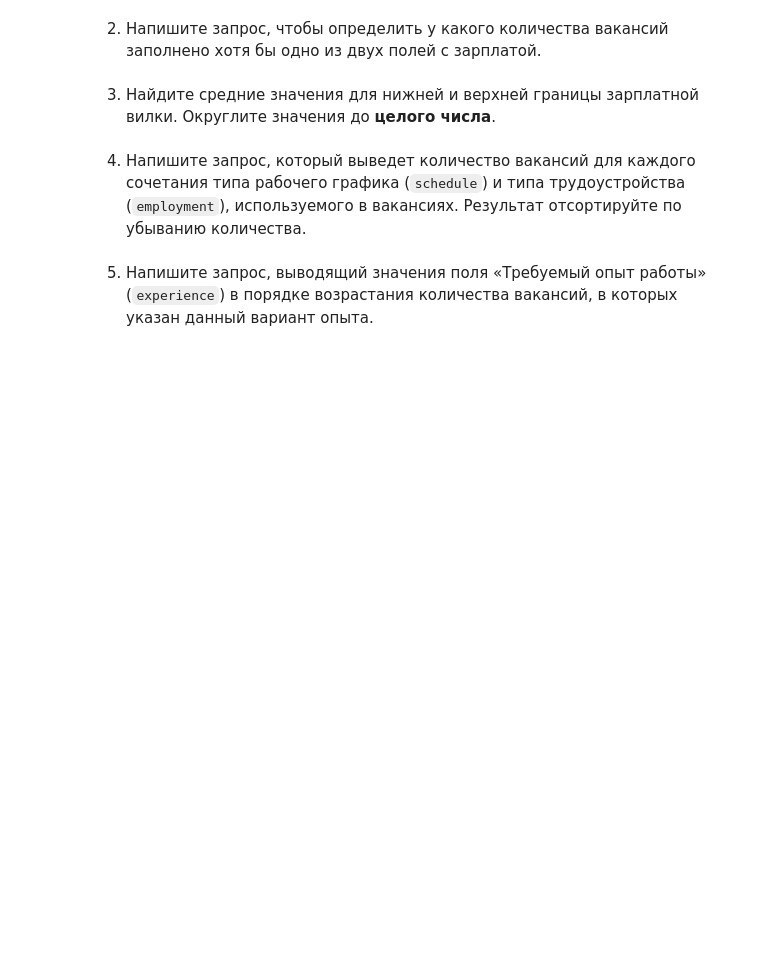
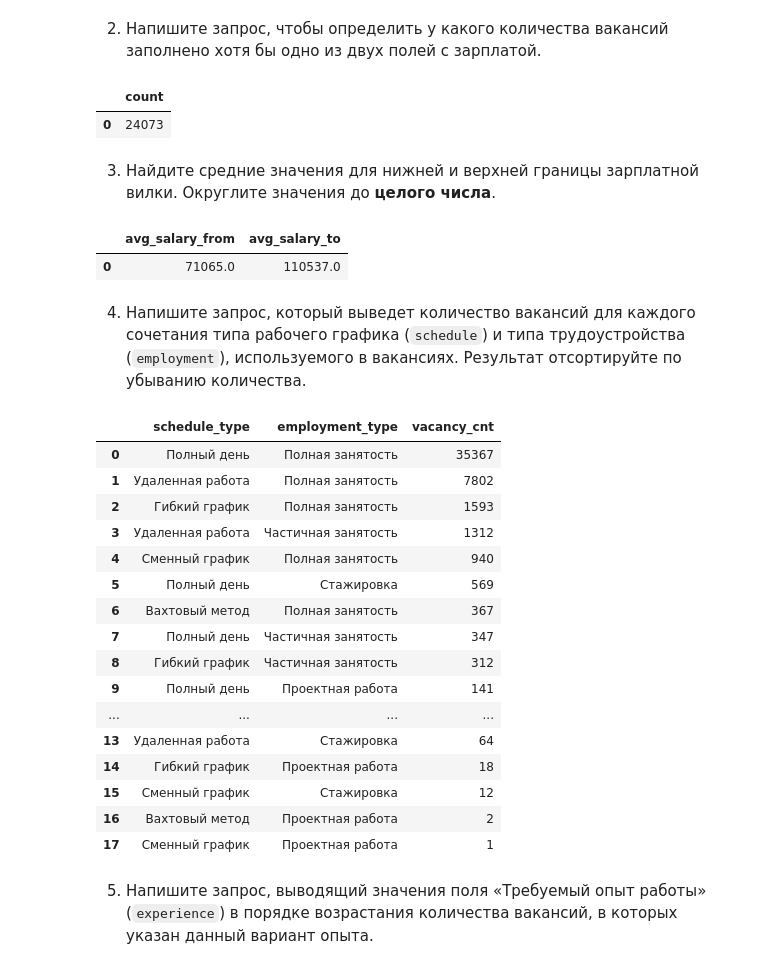
Before and after one commit to k0rsair/sql_skill_factory, a Jupyter notebook: Project_SQL_Ноутбук_шаблон.ipynb, the cells around one changed output. Cells and saved outputs as stored; diff of their text form; code cells hidden in the pictures; blank space fills up the shorter version.

```diff
--- a/Project_SQL_Ноутбук_шаблон.ipynb
+++ b/Project_SQL_Ноутбук_шаблон.ipynb
@@ -5,6 +5,12 @@
 # %%
 import pandas as pd
 import psycopg2
+# %%
+DBNAME = 'project_sql'
+USER = 'skillfactory'
+PASSWORD = 'cCkxxLVrDE8EbvjueeMedPKt'
+HOST = '84.201.134.129'
+PORT = 5432
 # %%
 connection = psycopg2.connect(
     dbname=DBNAME,
@@ -74,5 +128,9 @@ query_3_1 = f'''
 # %%
 # результат запроса
+get(query_4_2)
+# %% [output]
+|  | count |
+| 0 | 24073 |
 # %% [markdown]
 3. Найдите средние значения для нижней и верхней границы зарплатной вилки. Округлите значения до **целого числа**.
 # %%
@@ -80,11 +149,42 @@ query_3_1 = f'''
 # %%
 # результат запроса
+get(query_4_3)
+# %% [output]
+|  | avg_salary_from | avg_salary_to |
+| 0 | 71065.0 | 110537.0 |
 # %% [markdown]
 4. Напишите запрос, который выведет количество вакансий для каждого сочетания типа рабочего графика (`schedule`) и типа трудоустройства (`employment`), используемого в вакансиях. Результат отсортируйте по убыванию количества.
 # %%
 # текст запроса
+
+query_4_4 = f'''select schedule as schedule_type,
+            employment as employment_type,
+            count(distinct id) as vacancy_cnt
+            from vacancies
+            group by schedule_type, employment_type
+            order by vacancy_cnt desc, schedule_type, employment_type
+'''
 # %%
 # результат запроса
+get(query_4_4)
+# %% [output]
+|  | schedule_type | employment_type | vacancy_cnt |
+| 0 | Полный день | Полная занятость | 35367 |
+| 1 | Удаленная работа | Полная занятость | 7802 |
+| 2 | Гибкий график | Полная занятость | 1593 |
+| 3 | Удаленная работа | Частичная занятость | 1312 |
+| 4 | Сменный график | Полная занятость | 940 |
+| 5 | Полный день | Стажировка | 569 |
+| 6 | Вахтовый метод | Полная занятость | 367 |
+| 7 | Полный день | Частичная занятость | 347 |
+| 8 | Гибкий график | Частичная занятость | 312 |
+| 9 | Полный день | Проектная работа | 141 |
+| ... | ... | ... | ... |
+| 13 | Удаленная работа | Стажировка | 64 |
+| 14 | Гибкий график | Проектная работа | 18 |
+| 15 | Сменный график | Стажировка | 12 |
+| 16 | Вахтовый метод | Проектная работа | 2 |
+| 17 | Сменный график | Проектная работа | 1 |
 # %% [markdown]
 5. Напишите запрос, выводящий значения поля «Требуемый опыт работы» (`experience`) в порядке возрастания количества вакансий, в которых указан данный вариант опыта.
 # %%
```
Also changed, not shown: parts of 19 cells of this notebook.
